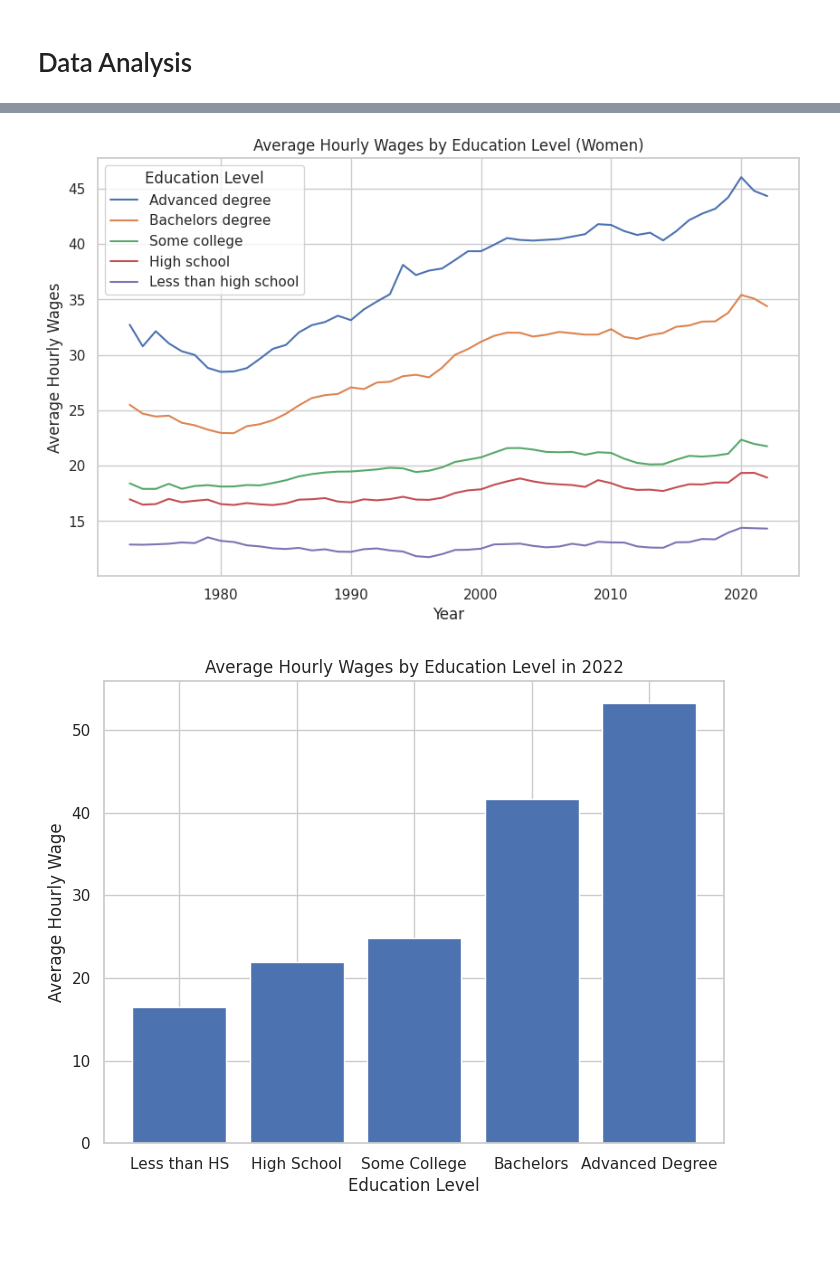
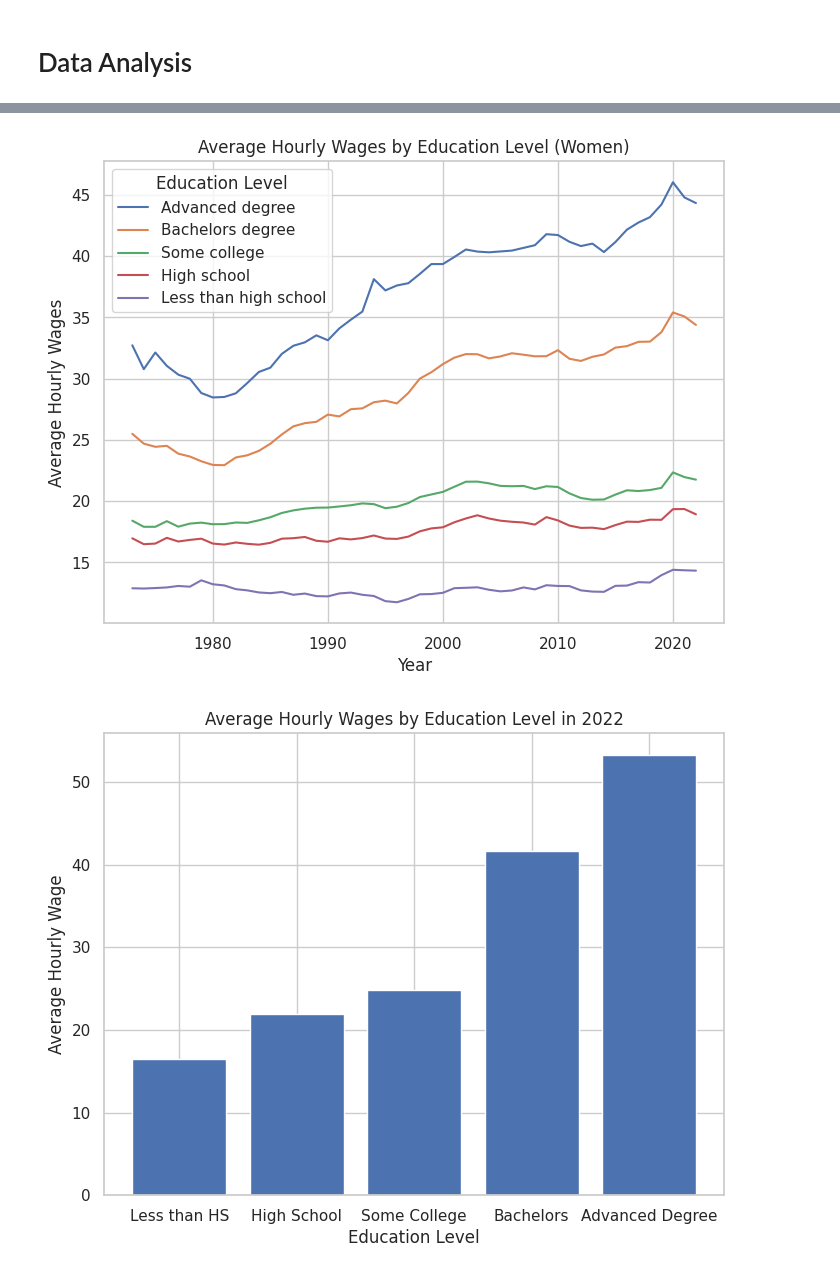
Before and after one commit to lilah-duboff/lilah_duboff_miniproj9, a Jupyter notebook: Mini9_Data_Analysis.ipynb, the cells around one changed output, grey strips where cells are left out. Cells and saved outputs as stored; diff of their text form; code cells hidden in the pictures; blank space fills up the shorter version.

```diff
--- a/Mini9_Data_Analysis.ipynb
+++ b/Mini9_Data_Analysis.ipynb
@@ -132,31 +148,31 @@ plt.show()
 # %%
 women_data = {
     'Year': data["year"],
     'Advanced degree': data["women_advanced_degree"],
     'Bachelors degree': data["women_bachelors_degree"],
     'Some college': data["women_some_college"],
     'High school': data["women_high_school"],
     'Less than high school': data["women_less_than_hs"]
 }
 
 df = pd.DataFrame(women_data)
 
 df_long = pd.melt(df, id_vars=['Year'],
                   value_vars=['Advanced degree', 'Bachelors degree', 'Some college', 'High school', 'Less than high school'],
                   var_name='Education_Level', value_name='Wages')
 
 sns.set(style="whitegrid")
-plt.figure(figsize=(10, 6))
+plt.figure(figsize=(8, 6))
 
 sns.lineplot(data=df_long, x='Year', y='Wages', hue='Education_Level', legend="full")
 plt.title("Average Hourly Wages by Education Level (Women)")
 plt.xlabel("Year")
 plt.ylabel("Average Hourly Wages")
 plt.legend(title='Education Level')
 
 plt.show()
 # %% [output]
-[figure, old version]
+[figure, new version]
 # %%
 education_levels = ['Less than HS', 'High School', 'Some College', 'Bachelors', 'Advanced Degree']
 average_wages = data.iloc[0, 1:6]
```
Also changed, not shown: parts of 15 cells of this notebook.
